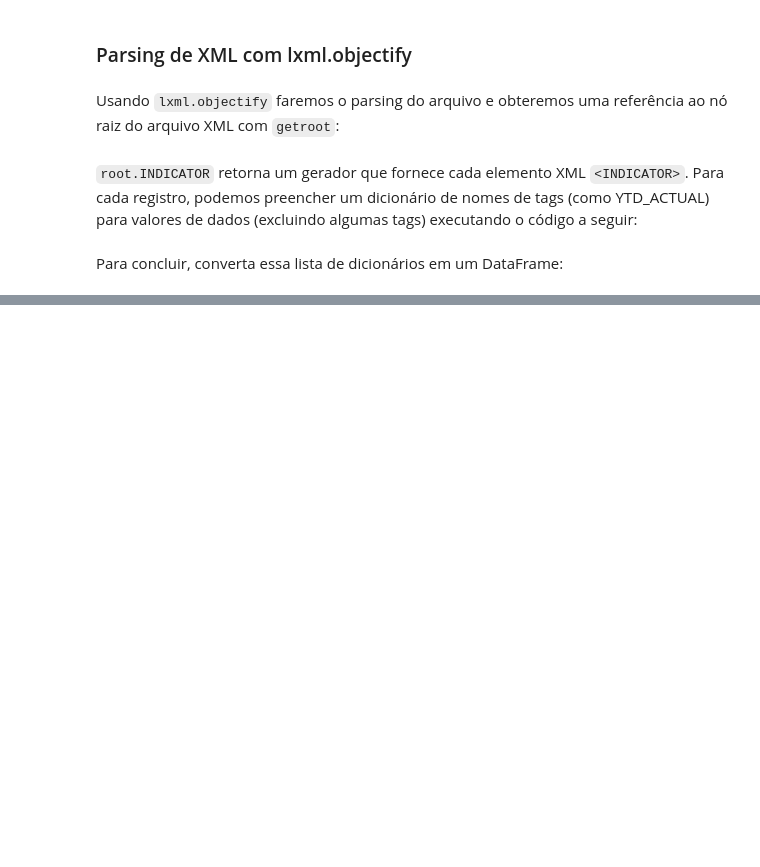
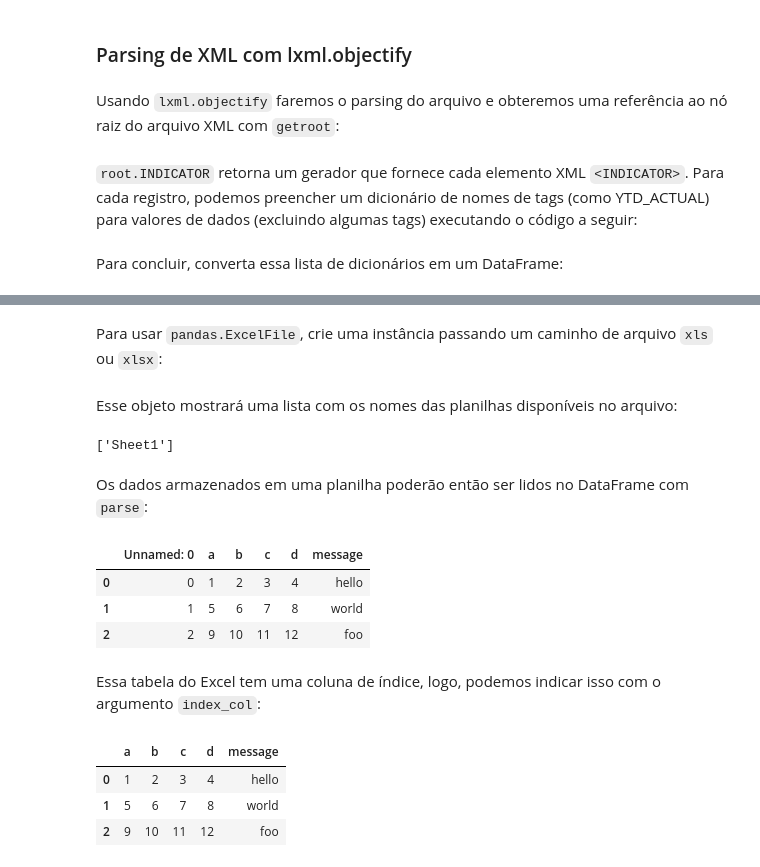
Before and after one commit to isaiassousa032/python-para-analise-de-dados-livro, a Jupyter notebook: Capitulo 6.ipynb, the cells around one changed output, grey strips where cells are left out. Cells and saved outputs as stored; diff of their text form; code cells hidden in the pictures; blank space fills up the shorter version.

```diff
--- a/Capitulo 6.ipynb
+++ b/Capitulo 6.ipynb
@@ -434,0 +479,28 @@ de linha única:
+# %% [markdown]
+Para usar `pandas.ExcelFile`, crie uma instância passando um caminho de arquivo `xls` ou `xlsx`:
+# %%
+xlsx = pd.ExcelFile("ex1.xlsx")
+# %% [markdown]
+Esse objeto mostrará uma lista com os nomes das planilhas disponíveis no arquivo:
+# %%
+xlsx.sheet_names
+# %% [output]
+['Sheet1']
+# %% [markdown]
+Os dados armazenados em uma planilha poderão então ser lidos no DataFrame com `parse`:
+# %%
+xlsx.parse(sheet_name="Sheet1")
+# %% [output]
+|  | Unnamed: 0 | a | b | c | d | message |
+| 0 | 0 | 1 | 2 | 3 | 4 | hello |
+| 1 | 1 | 5 | 6 | 7 | 8 | world |
+| 2 | 2 | 9 | 10 | 11 | 12 | foo |
+# %% [markdown]
+Essa tabela do Excel tem uma coluna de índice, logo, podemos indicar isso com o argumento `index_col`:
+# %%
+xlsx.parse(sheet_name="Sheet1", index_col=0)
+# %% [output]
+|  | a | b | c | d | message |
+| 0 | 1 | 2 | 3 | 4 | hello |
+| 1 | 5 | 6 | 7 | 8 | world |
+| 2 | 9 | 10 | 11 | 12 | foo |
```
Also changed, not shown: parts of 29 cells of this notebook, 3 other files.
